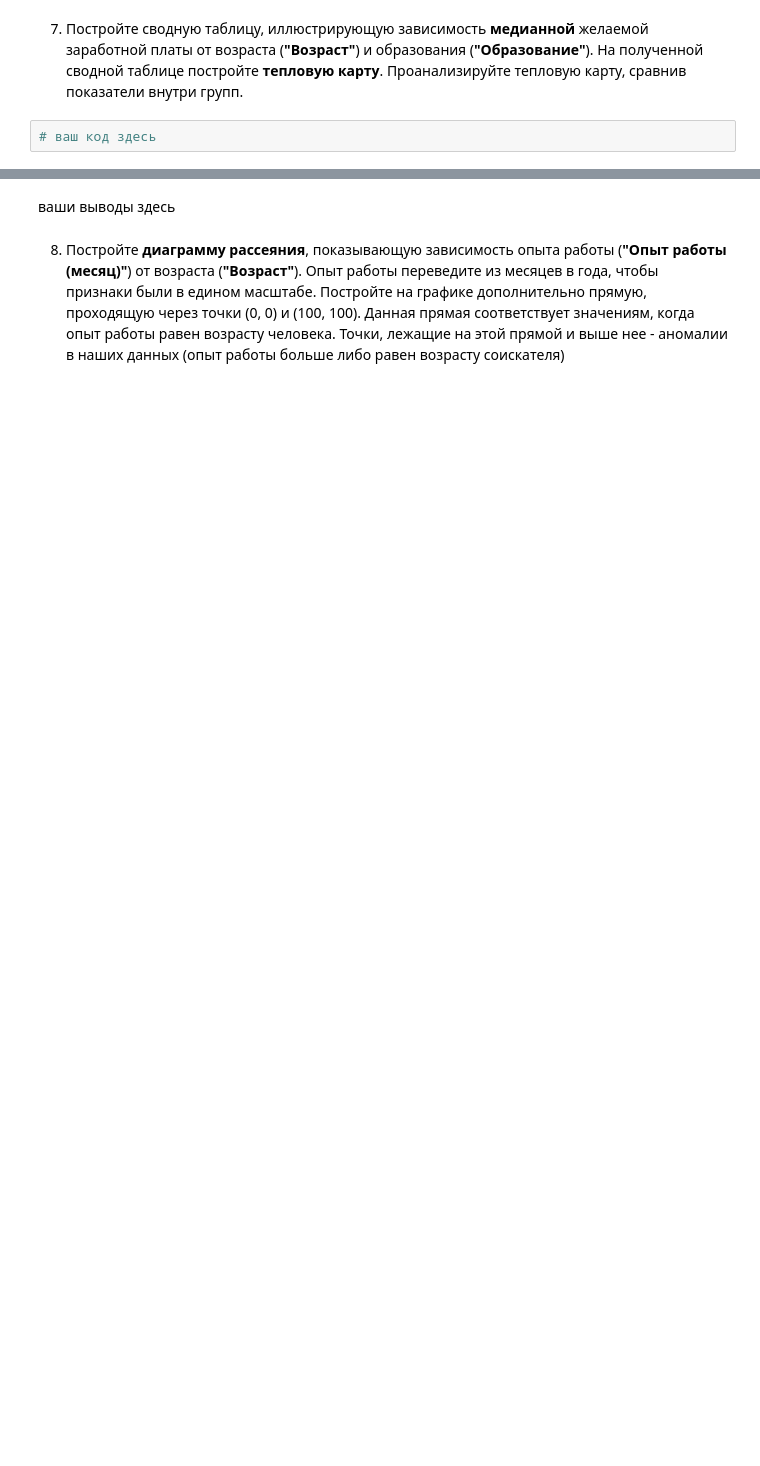
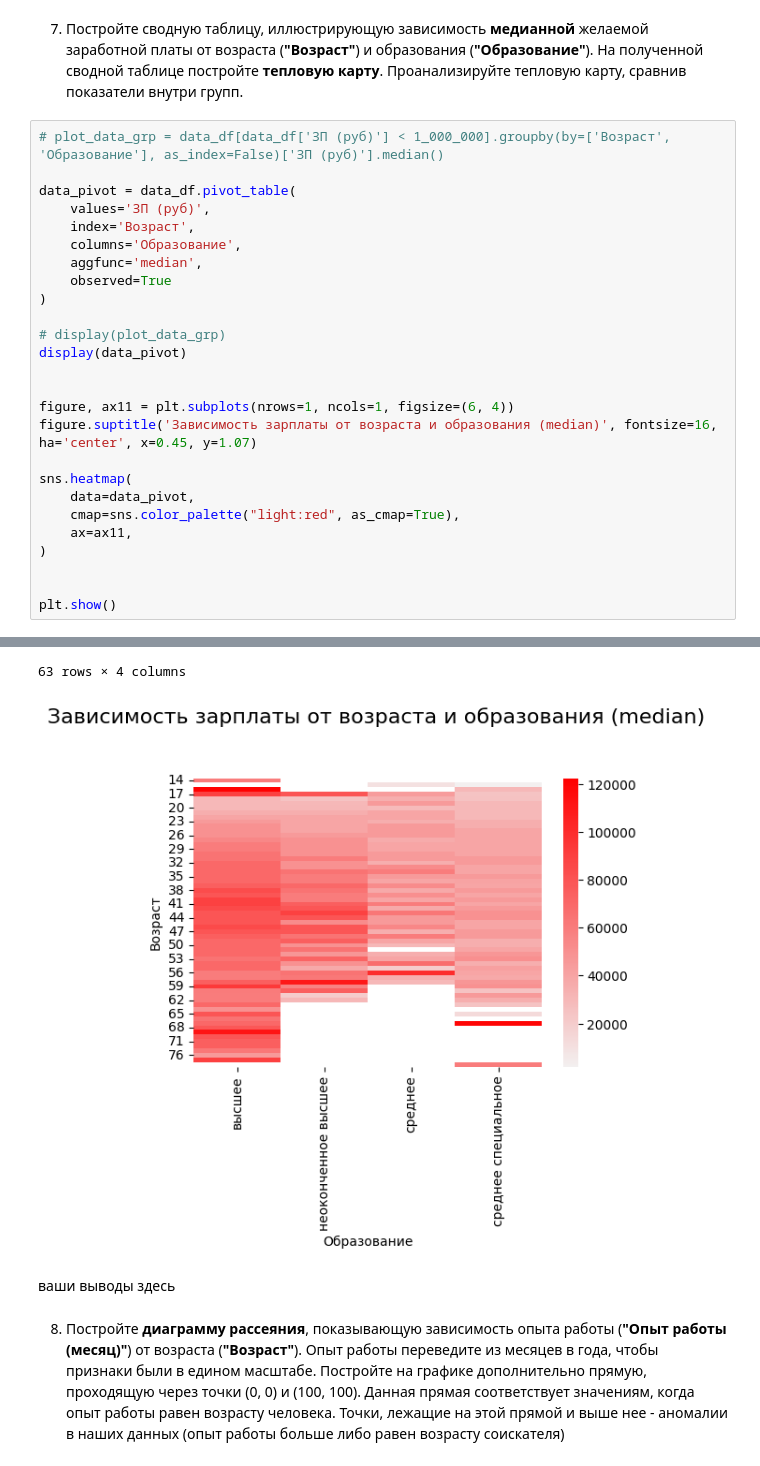
Before and after one commit to tcheredeev/skf_dsprmgu, a Jupyter notebook: Блок 1. Знакомство с данными. Python для анализа данных/PROJECT-1. Анализ резюме из HeadHunter/Project-1.ipynb, the cells around one changed output, grey strips where cells are left out. Drawn from its saved outputs; the diff is of its cells as text; blank space fills up the shorter version.

```diff
--- a/Блок 1. Знакомство с данными. Python для анализа данных/PROJECT-1. Анализ резюме из HeadHunter/Project-1.ipynb
+++ b/Блок 1. Знакомство с данными. Python для анализа данных/PROJECT-1. Анализ резюме из HeadHunter/Project-1.ipynb
@@ -596,4 +666,29 @@ SyntaxError: invalid syntax (1506124366.py, line 1)
 # %% [markdown]
 7. Постройте сводную таблицу, иллюстрирующую зависимость **медианной** желаемой заработной платы от возраста (**"Возраст"**) и образования (**"Образование"**). На полученной сводной таблице постройте **тепловую карту**. Проанализируйте тепловую карту, сравнив показатели внутри групп.
 # %%
-# ваш код здесь
+# plot_data_grp = data_df[data_df['ЗП (руб)'] < 1_000_000].groupby(by=['Возраст', 'Образование'], as_index=False)['ЗП (руб)'].median()
+
+data_pivot = data_df.pivot_table(
+    values='ЗП (руб)',
+    index='Возраст',
+    columns='Образование',
+    aggfunc='median',
+    observed=True
+)
+
+# display(plot_data_grp)
+display(data_pivot)
+
+
+figure, ax11 = plt.subplots(nrows=1, ncols=1, figsize=(6, 4))
+figure.suptitle('Зависимость зарплаты от возраста и образования (median)', fontsize=16, ha='center', x=0.45, y=1.07)
+
+sns.heatmap(
+    data=data_pivot,
+    cmap=sns.color_palette("light:red", as_cmap=True),
+    ax=ax11,
+)
+
+
+plt.show()
+# %% [output]
@@ -600,3 +708,5 @@ SyntaxError: invalid syntax (1506124366.py, line 1)
+63 rows × 4 columns
+[figure, added]
 # %% [markdown]
 ваши выводы здесь
 # %% [markdown]
```
Also changed, not shown: parts of 20 cells of this notebook, 3 other files.
